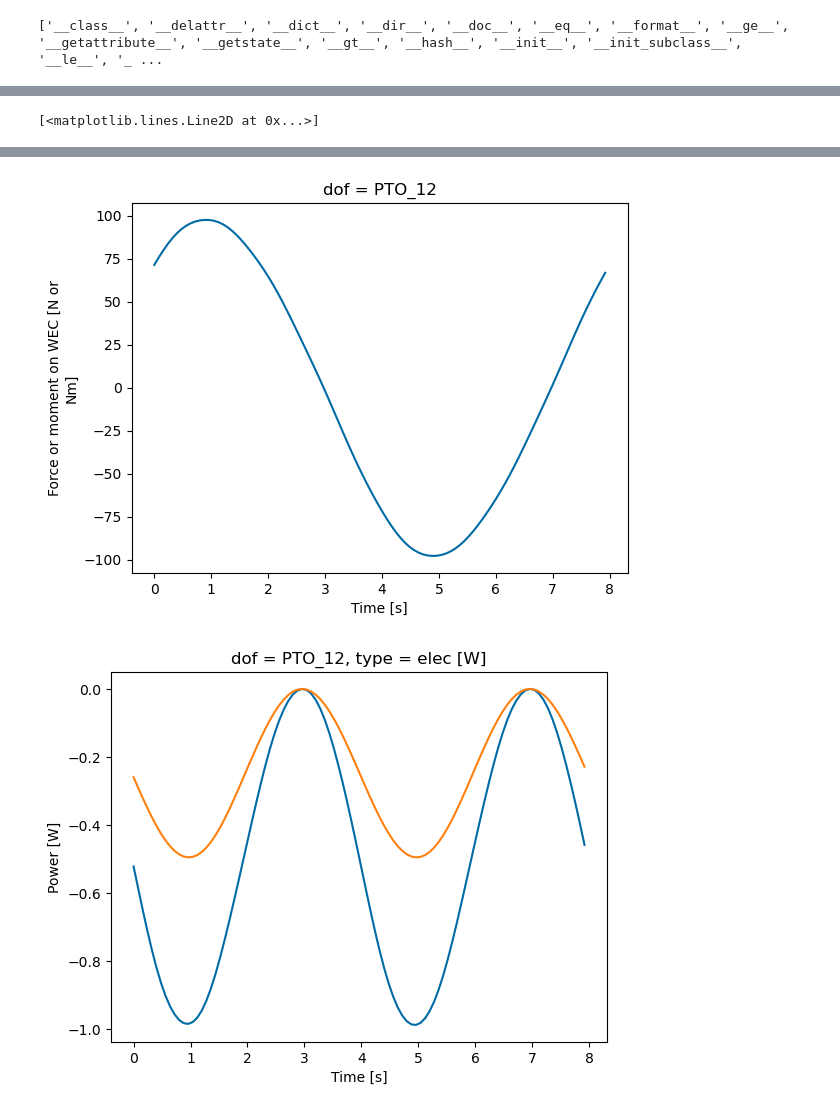
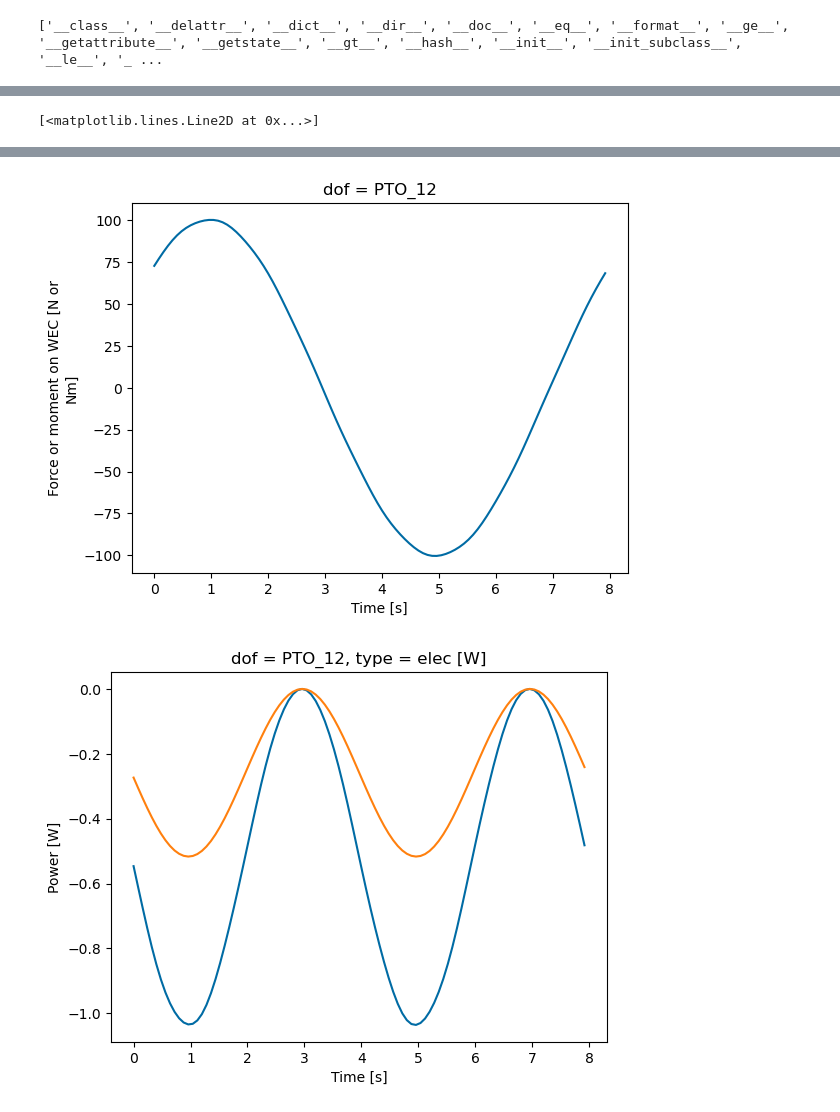
Before and after one commit to jtgrasb/WecOptTool, a Jupyter notebook: examples/pitch_1bod.ipynb, the cells around one changed output, grey strips where cells are left out. Saved outputs shown, nothing was run; the diff lists cells and outputs as text; code cells hidden in the pictures.

```diff
--- a/examples/pitch_1bod.ipynb
+++ b/examples/pitch_1bod.ipynb
@@ -67,11 +67,14 @@ for nBod in range(numBodies):
         rect[nBod] = cpt.FloatingBody(mesh=rectMesh, lid_mesh = lidMesh, name="rect"+str(nBod), center_of_mass=(bodyLocs[nBod], 0, 0))
         rect[nBod].keep_immersed_part()
 
-        rect[nBod].center_of_mass = (bodyLocs[nBod], 0, -bodDraft[nBod]/2)
+        rect[nBod].center_of_mass = (bodyLocs[nBod], 0, 0)
         rect[nBod].rotation_center = (-bodyDist*(nBod), 0, 0)
+
+        #rect[nBod].add_translation_dof(name="Heave")
 
         axis = cpt.Axis(vector=(0, 1, 0), point=(-bodyDist*(nBod), 0, 0))
         rect[nBod].add_rotation_dof(axis=axis, name="Pitch")
+
         rect[nBod].inertia_matrix = rect[nBod].compute_rigid_body_inertia()
         rect[nBod].hydrostatic_stiffness = rect[nBod].immersed_part().compute_hydrostatic_stiffness()
 
@@ -326,7 +333,7 @@ pto = wot.pto.PTO(pto_ndof, kinematics, controller, pto_impedance, loss, name)
 f_add = {'PTO': pto.force_on_wec}
 
 # Constraint
-f_max = 2000
+f_max = 20000
 nsubsteps = 4
 
 def const_f_pto(wec, x_wec, x_opt, waves): # Format for scipy.optimize.minimize
@@ -354,9 +361,9 @@ obj_fun = pto.average_power
 nstate_opt = 2*nfreq
 
 options = {'maxiter': 200}
-scale_x_wec = 1e0
-scale_x_opt = 1e-2
-scale_obj = 1e-2
+scale_x_wec = 1e1
+scale_x_opt = 1e-1
+scale_obj = 1e0
 
 results = wec.solve(
     waves,
@@ -408,8 +420,8 @@ pto_fdom, pto_tdom = pto.post_process(wec, results, waves, nsubsteps=nsubsteps)
 wec_fdom, wec_tdom = wec.post_process(wec, results, waves, nsubsteps=nsubsteps)
 
 plt.figure()
-wec_tdom[0]['pos'][0].plot(label='pitch')
-#wec_tdom[0]['pos'][1].plot(label='pitch')
+#wec_tdom[0]['pos'].plot(label='heave')
+wec_tdom[0]['pos'].plot(label='pitch')
 plt.legend()
 
 plt.figure()
@@ -424,5 +436,5 @@ pto_tdom[0]['power'].loc['elec',:,:].plot()
-[figure, old version]
+[figure, new version]
-[figure, old version]
+[figure, new version]
 # %%
 print(wec_tdom[0]['force']['type'])
 
```
Also changed, not shown: parts of 7 cells of this notebook, 23 other files.
